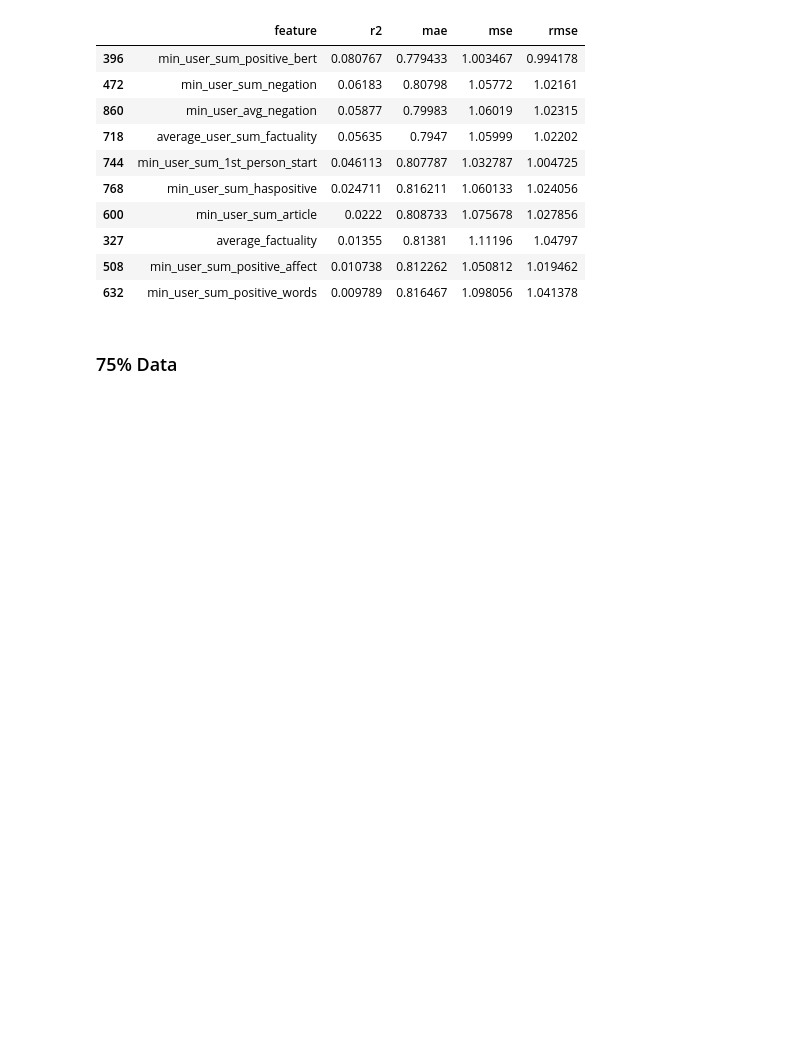
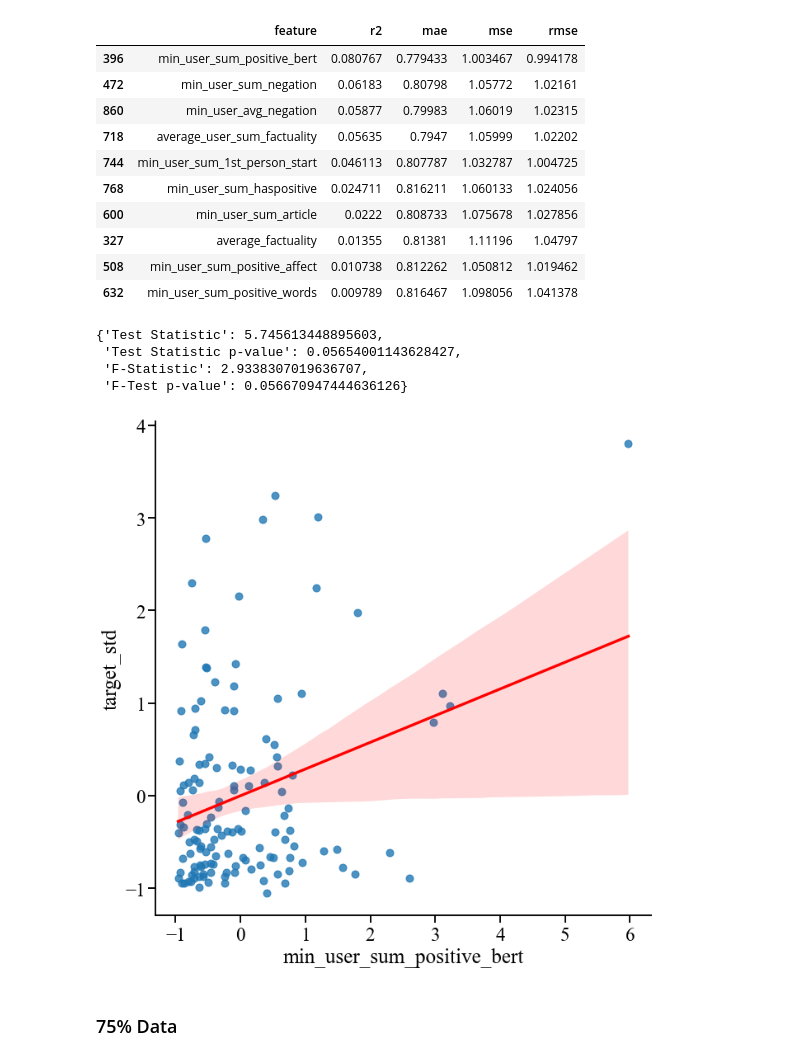
Before and after one commit to Watts-Lab/team_comm_tools, a Jupyter notebook: feature_engine/model/model_per_task_simple_linear_models.ipynb, the cells around one changed output. Saved outputs shown, nothing was run; the diff lists cells and outputs as text; code cells hidden in the pictures; blank space fills up the shorter version.

```diff
--- a/feature_engine/model/model_per_task_simple_linear_models.ipynb
+++ b/feature_engine/model/model_per_task_simple_linear_models.ipynb
@@ -590,6 +627,19 @@ Done
 | 632 | min_user_sum_positive_words | 0.009789 | 0.816467 | 1.098056 | 1.041378 |
 # %%
 dat_train_metrics.head(10).to_csv('./top_features_from_simple_reg/dat_top_10.csv')
+# %%
+get_heteroskedasticity_test(dat_model.conv["min_user_sum_positive_bert"], dat_model.conv["target_std"])
+# %% [output]
+{'Test Statistic': 5.745613448895603,
+ 'Test Statistic p-value': 0.05654001143628427,
+ 'F-Statistic': 2.9338307019636707,
+ 'F-Test p-value': 0.056670947444636126}
+# %%
+# look at some correlations
+sns.lmplot(dat_model.conv, x = "min_user_sum_positive_bert", y = "target_std", line_kws={'color': 'red'}, height = 10)
+plt.savefig('./figures/dat_min_user_sum_positive_bert_lmplot.svg')
+# %% [output]
+[figure, added]
 # %% [markdown]
 ### 75% Data
 # %%
```
Also changed, not shown: parts of 10 cells of this notebook, 46 other files.
